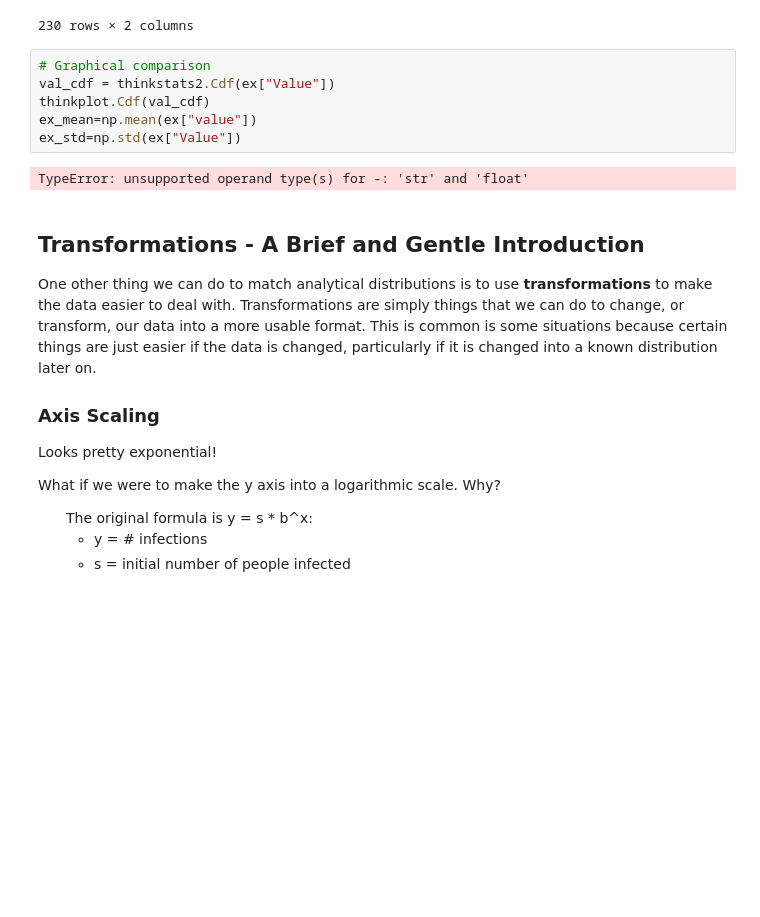
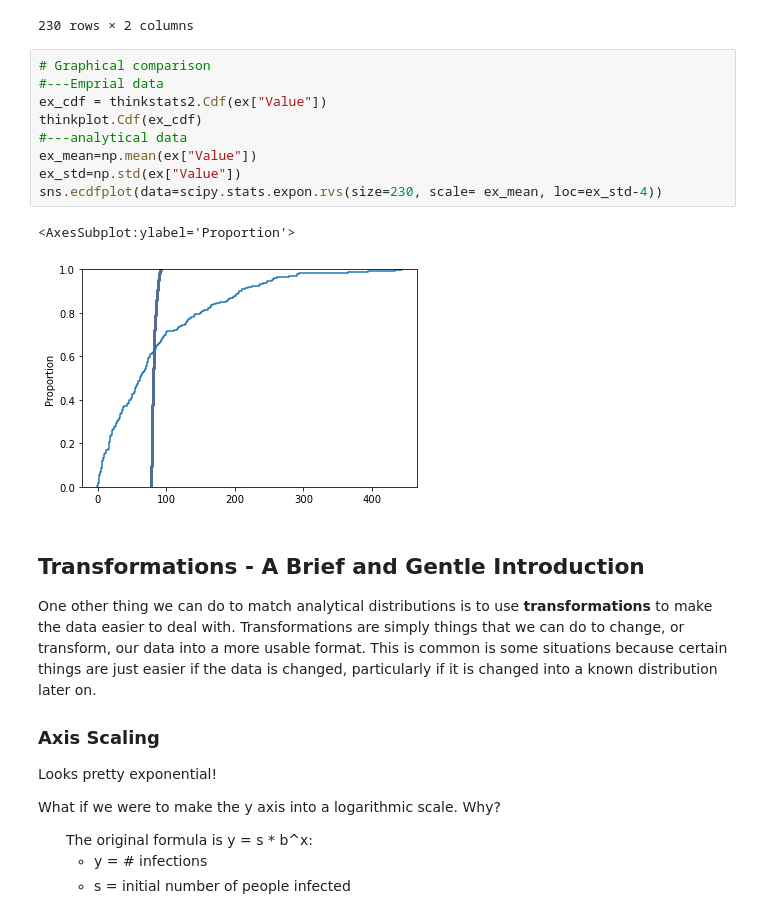
Before and after one commit to SidhST12/Basic_Stats_in_Python_Student_Workbooks, a Jupyter notebook: 007_DistributionsExample.ipynb, the cells around one changed output. Cells and saved outputs as stored; diff of their text form; blank space fills up the shorter version.

```diff
--- a/007_DistributionsExample.ipynb
+++ b/007_DistributionsExample.ipynb
@@ -180,12 +180,16 @@ ex
 230 rows × 2 columns
 # %%
 # Graphical comparison
-val_cdf = thinkstats2.Cdf(ex["Value"])
-thinkplot.Cdf(val_cdf)
-ex_mean=np.mean(ex["value"])
+#---Emprial data
+ex_cdf = thinkstats2.Cdf(ex["Value"])
+thinkplot.Cdf(ex_cdf)
+#---analytical data
+ex_mean=np.mean(ex["Value"])
 ex_std=np.std(ex["Value"])
+sns.ecdfplot(data=scipy.stats.expon.rvs(size=230, scale= ex_mean, loc=ex_std-4))
 # %% [output]
-TypeError: unsupported operand type(s) for -: 'str' and 'float'
+<AxesSubplot:ylabel='Proportion'>
+[figure, added]
 # %% [markdown]
 ## Transformations - A Brief and Gentle Introduction
 
```
Also changed, not shown: parts of 3 cells of this notebook.
